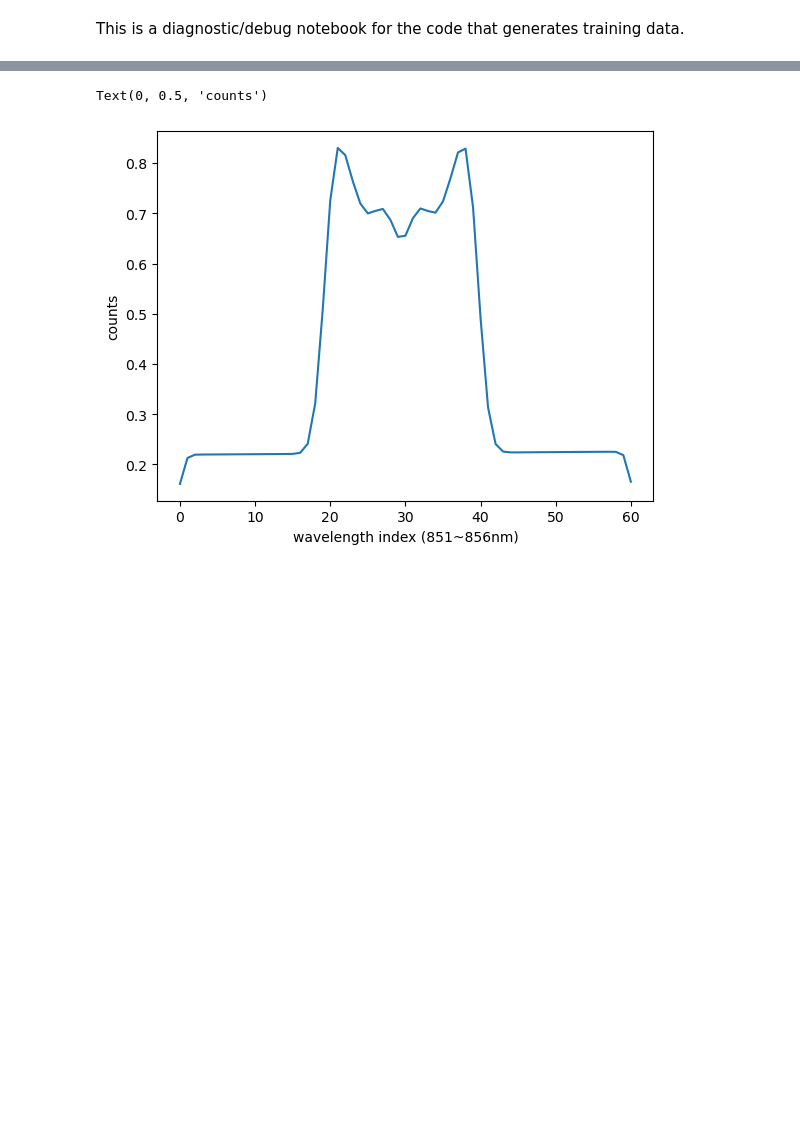
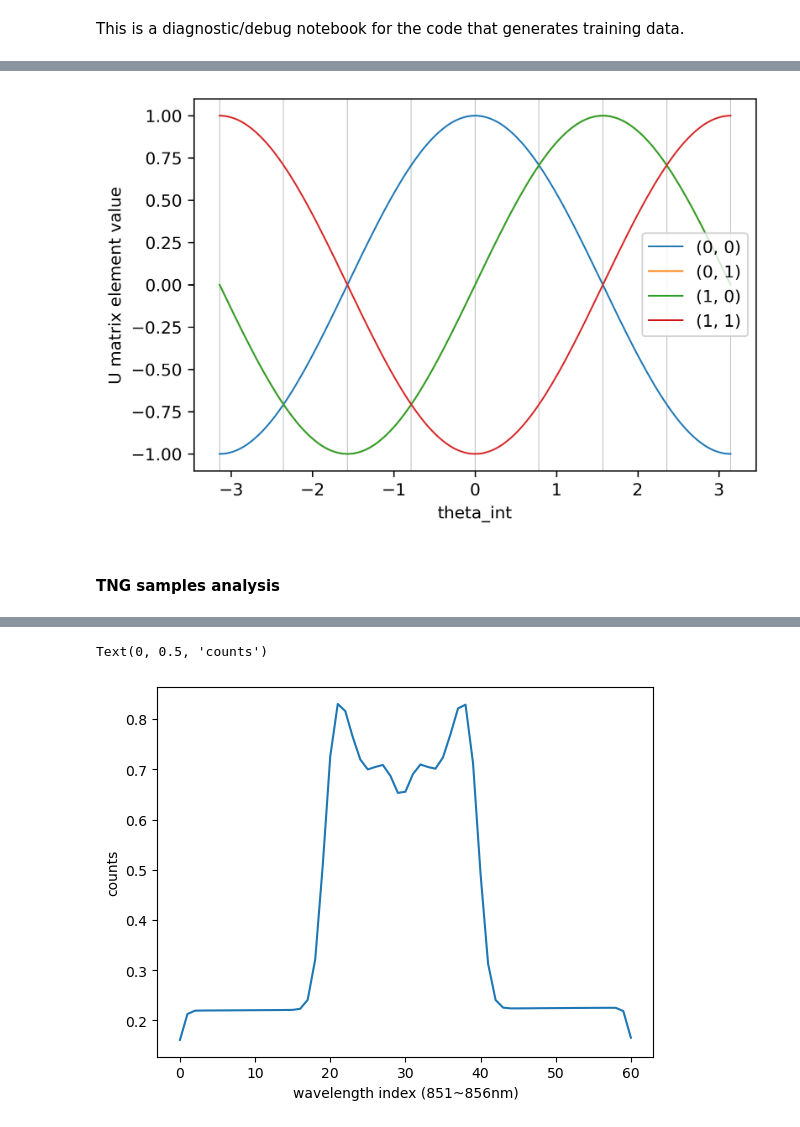
Before and after one commit to KinematicLensing/kl-nn, a Jupyter notebook: data_generate/notebooks/test_training_data.ipynb, the cells around one changed output, grey strips where cells are left out. Cells and saved outputs as stored; diff of their text form; code cells hidden in the pictures; blank space fills up the shorter version.

```diff
--- a/data_generate/notebooks/test_training_data.ipynb
+++ b/data_generate/notebooks/test_training_data.ipynb
@@ -21 +58,42 @@ from scipy.optimize import curve_fit
+# %%
+g1 = 0.
+g2 = 0.
+sini = 0.3
+Us = np.zeros((N, 2, 2), dtype=np.float32)
+cosi = np.sqrt(1-sini**2)
+A = np.array([[1+g1, g2],
+              [g2, 1-g1]])
+P = np.array([[1, 0],
+              [0, cosi]])
+for t, theta_int in enumerate(thetas):
+    a = 1 if theta_int >= -np.pi/2 and theta_int < np.pi/2 else -1
+    R = np.array([[np.cos(theta_int), -np.sin(theta_int)],
+                  [np.sin(theta_int), np.cos(theta_int)]])
+    T = np.matmul(A, np.matmul(R, P))
+    U, S, Vh = np.linalg.svd(T)
+    v_ref = T @ np.array([1, 0])
+    if np.dot(U[:, 0], v_ref) < 0:
+        U *= -1
+    Us[t] = U
+# %%
+plt.figure(figsize=(6,4), dpi=300)
+
+angles = np.arange(-np.pi, np.pi+0.1, np.pi/4)
+for a in angles:
+    plt.axvline(a, color='gray', alpha=0.5, lw=0.5)
+
+for n in range(4):
+    i = n//2
+    j = n%2
+    plt.plot(thetas, Us[:, i, j], label=f'({i}, {j})', lw=1)
+
+plt.xlabel('theta_int')
+plt.ylabel('U matrix element value')
+plt.legend()
+os.makedirs(join(fig_dir, 'data'), exist_ok=True)
+plt.savefig(join(fig_dir, 'data/fiber_placement_U_good.jpg'), dpi=300)
+# %% [output]
+[figure, added]
+# %% [markdown]
+#### TNG samples analysis
 # %%
```
Also changed, not shown: parts of 35 cells of this notebook, 5 other files.
